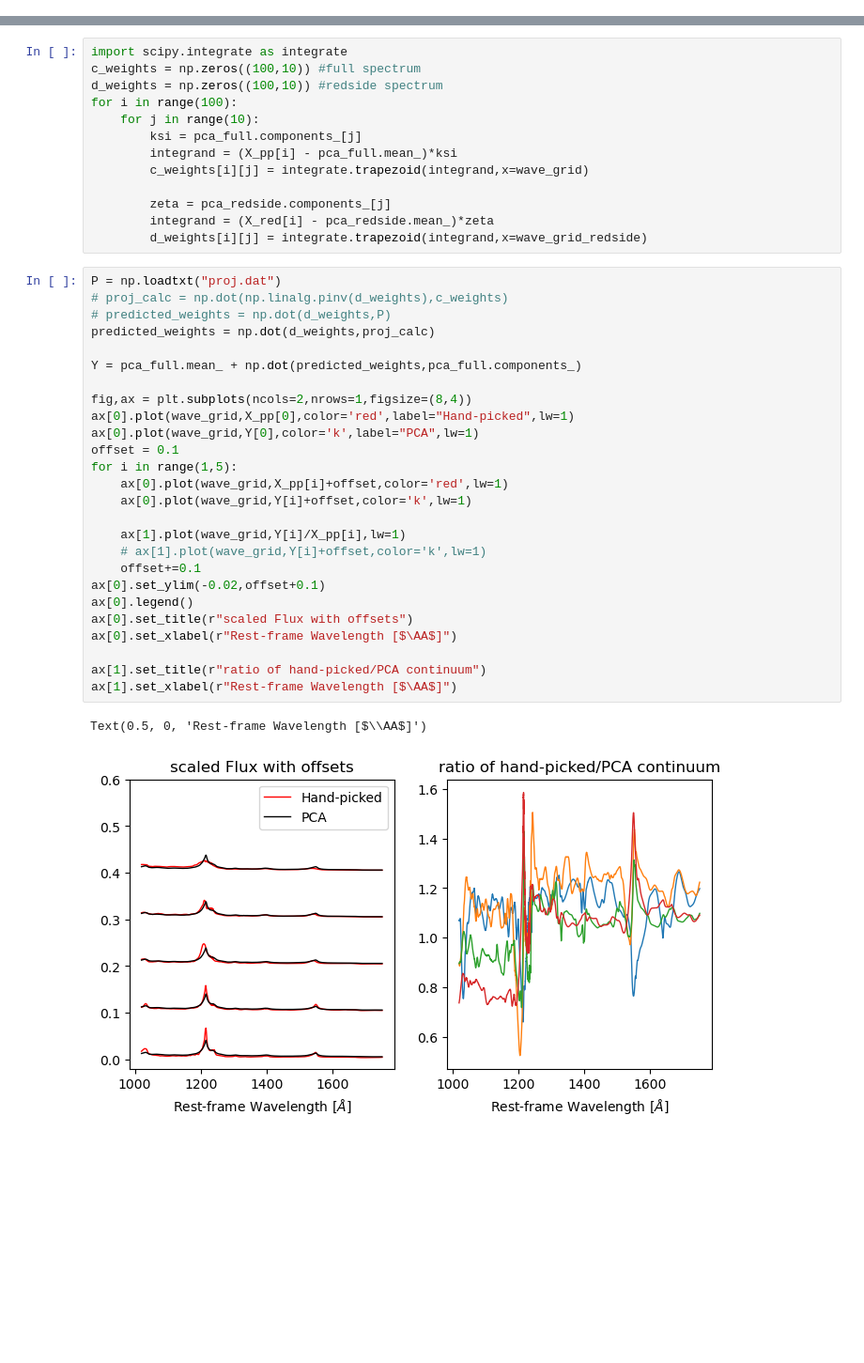
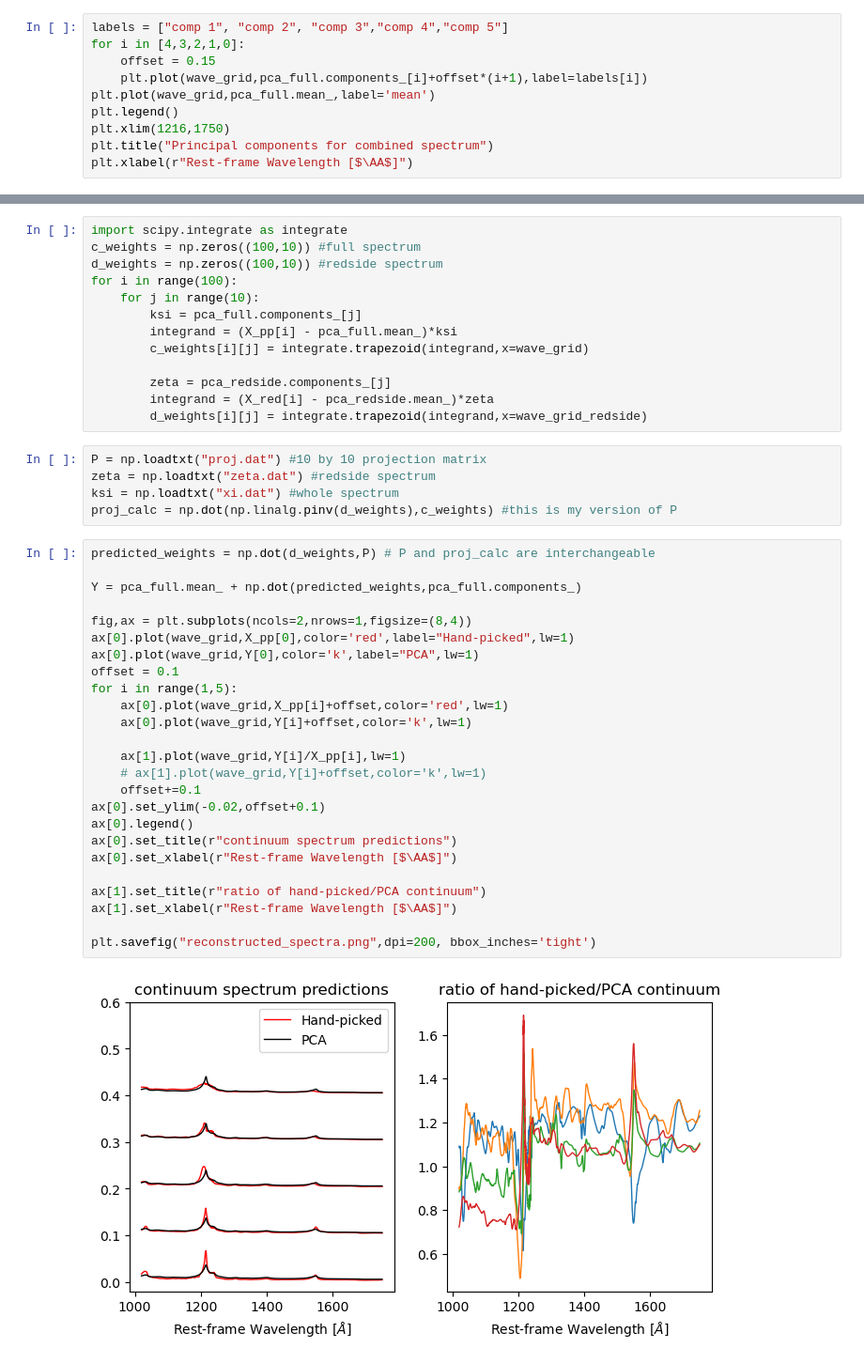
Before and after one commit to bayu-wilson/quasar_spectral_reconstruction_with_PCA, a Jupyter notebook: DimReductionAstroSpectra.ipynb, the cells around one changed output, grey strips where cells are left out. Shown at 94% size. Saved outputs shown, nothing was run; the diff lists cells and outputs as text; blank space fills up the shorter version.

```diff
--- a/DimReductionAstroSpectra.ipynb
+++ b/DimReductionAstroSpectra.ipynb
@@ -160,3 +150,13 @@ _ = pca_full.fit_transform(X_pp)
 
 pca_redside = PCA(n_components=10)
 _ = pca_redside.fit_transform(X_red)
+# %%
+labels = ["comp 1", "comp 2", "comp 3","comp 4","comp 5"]
+for i in [4,3,2,1,0]:
+    offset = 0.15
+    plt.plot(wave_grid,pca_full.components_[i]+offset*(i+1),label=labels[i])
+plt.plot(wave_grid,pca_full.mean_,label='mean')
+plt.legend()
+plt.xlim(1216,1750)
+plt.title("Principal components for combined spectrum")
+plt.xlabel(r"Rest-frame Wavelength [$\AA$]")
@@ -173,32 +176,35 @@ for i in range(100):
         zeta = pca_redside.components_[j]
         integrand = (X_red[i] - pca_redside.mean_)*zeta
         d_weights[i][j] = integrate.trapezoid(integrand,x=wave_grid_redside)
+# %%
+P = np.loadtxt("proj.dat") #10 by 10 projection matrix
+zeta = np.loadtxt("zeta.dat") #redside spectrum
+ksi = np.loadtxt("xi.dat") #whole spectrum
+proj_calc = np.dot(np.linalg.pinv(d_weights),c_weights) #this is my version of P
 # %%
-P = np.loadtxt("proj.dat")
-# proj_calc = np.dot(np.linalg.pinv(d_weights),c_weights)
-# predicted_weights = np.dot(d_weights,P)
-predicted_weights = np.dot(d_weights,proj_calc)
+predicted_weights = np.dot(d_weights,P) # P and proj_calc are interchangeable
 
 Y = pca_full.mean_ + np.dot(predicted_weights,pca_full.components_)
 
 fig,ax = plt.subplots(ncols=2,nrows=1,figsize=(8,4))
 ax[0].plot(wave_grid,X_pp[0],color='red',label="Hand-picked",lw=1)
 ax[0].plot(wave_grid,Y[0],color='k',label="PCA",lw=1)
 offset = 0.1
 for i in range(1,5):
     ax[0].plot(wave_grid,X_pp[i]+offset,color='red',lw=1)
     ax[0].plot(wave_grid,Y[i]+offset,color='k',lw=1)
 
     ax[1].plot(wave_grid,Y[i]/X_pp[i],lw=1)
     # ax[1].plot(wave_grid,Y[i]+offset,color='k',lw=1)
     offset+=0.1
 ax[0].set_ylim(-0.02,offset+0.1)
 ax[0].legend()
-ax[0].set_title(r"scaled Flux with offsets")
+ax[0].set_title(r"continuum spectrum predictions")
 ax[0].set_xlabel(r"Rest-frame Wavelength [$\AA$]")
 
 ax[1].set_title(r"ratio of hand-picked/PCA continuum")
 ax[1].set_xlabel(r"Rest-frame Wavelength [$\AA$]")
+
+plt.savefig("reconstructed_spectra.png",dpi=200, bbox_inches='tight')
 # %% [output]
-Text(0.5, 0, 'Rest-frame Wavelength [$\\AA$]')
-[figure, old version]
+[figure, new version]
```
Also changed, not shown: parts of 36 cells of this notebook.
